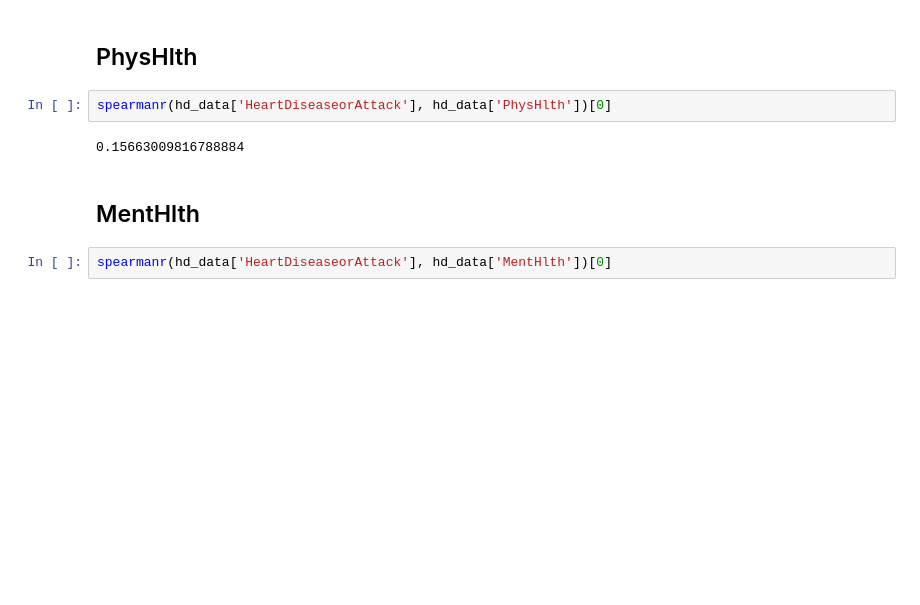
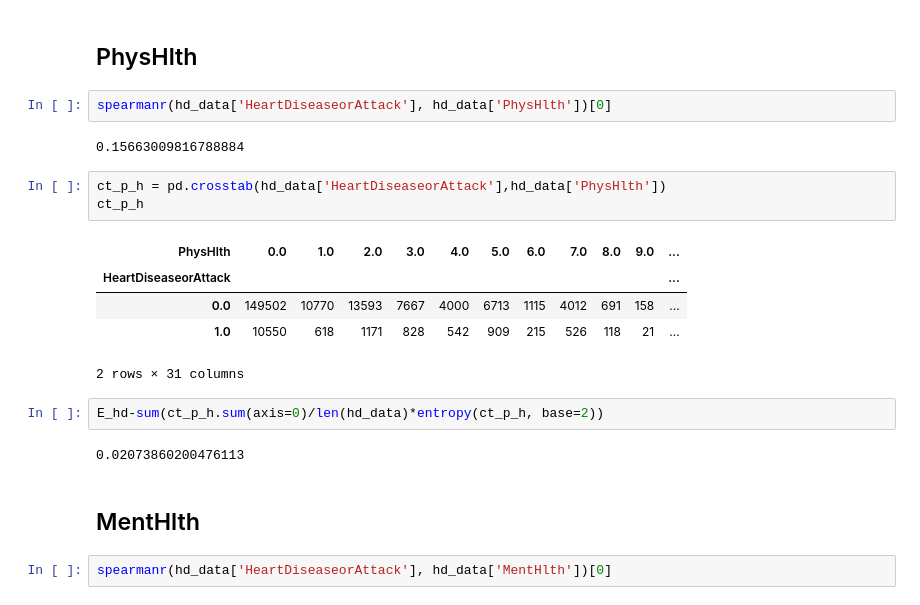
Before and after one commit to LouiseLi7/STA160-group-project, a Jupyter notebook: Midterm Project - STA 160 (Feature Selection Version).ipynb, the cells around one changed output. Cells and saved outputs as stored; diff of their text form; blank space fills up the shorter version.

```diff
--- a/Midterm Project - STA 160 (Feature Selection Version).ipynb
+++ b/Midterm Project - STA 160 (Feature Selection Version).ipynb
@@ -845,6 +849,19 @@ spearmanr(hd_data['HeartDiseaseorAttack'], hd_data['BMI'])[0]
 spearmanr(hd_data['HeartDiseaseorAttack'], hd_data['PhysHlth'])[0]
 # %% [output]
 0.15663009816788884
+# %%
+ct_p_h = pd.crosstab(hd_data['HeartDiseaseorAttack'],hd_data['PhysHlth'])
+ct_p_h
+# %% [output]
+| PhysHlth | 0.0 | 1.0 | 2.0 | 3.0 | 4.0 | 5.0 | 6.0 | 7.0 | 8.0 | 9.0 | ... |
+| HeartDiseaseorAttack |  |  |  |  |  |  |  |  |  |  | ... |
+| 0.0 | 149502 | 10770 | 13593 | 7667 | 4000 | 6713 | 1115 | 4012 | 691 | 158 | ... |
+| 1.0 | 10550 | 618 | 1171 | 828 | 542 | 909 | 215 | 526 | 118 | 21 | ... |
+2 rows × 31 columns
+# %%
+E_hd-sum(ct_p_h.sum(axis=0)/len(hd_data)*entropy(ct_p_h, base=2))
+# %% [output]
+0.02073860200476113
 # %% [markdown]
 ## MentHlth
 # %%
```
Also changed, not shown: parts of 22 cells of this notebook.
